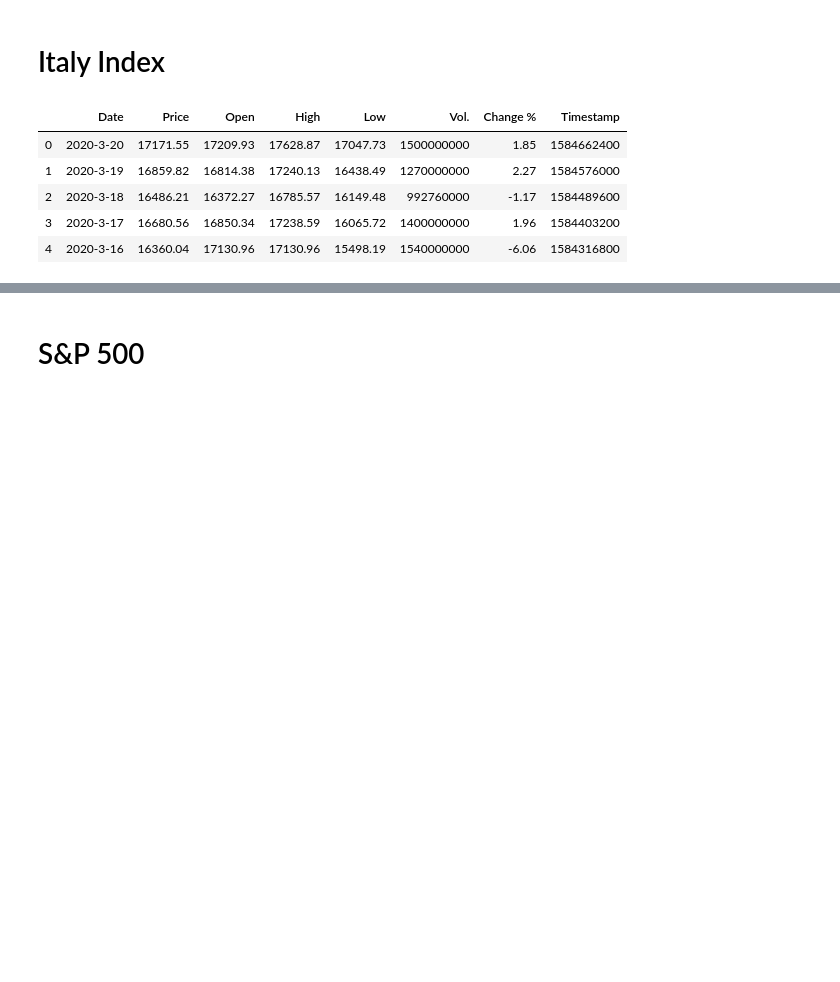
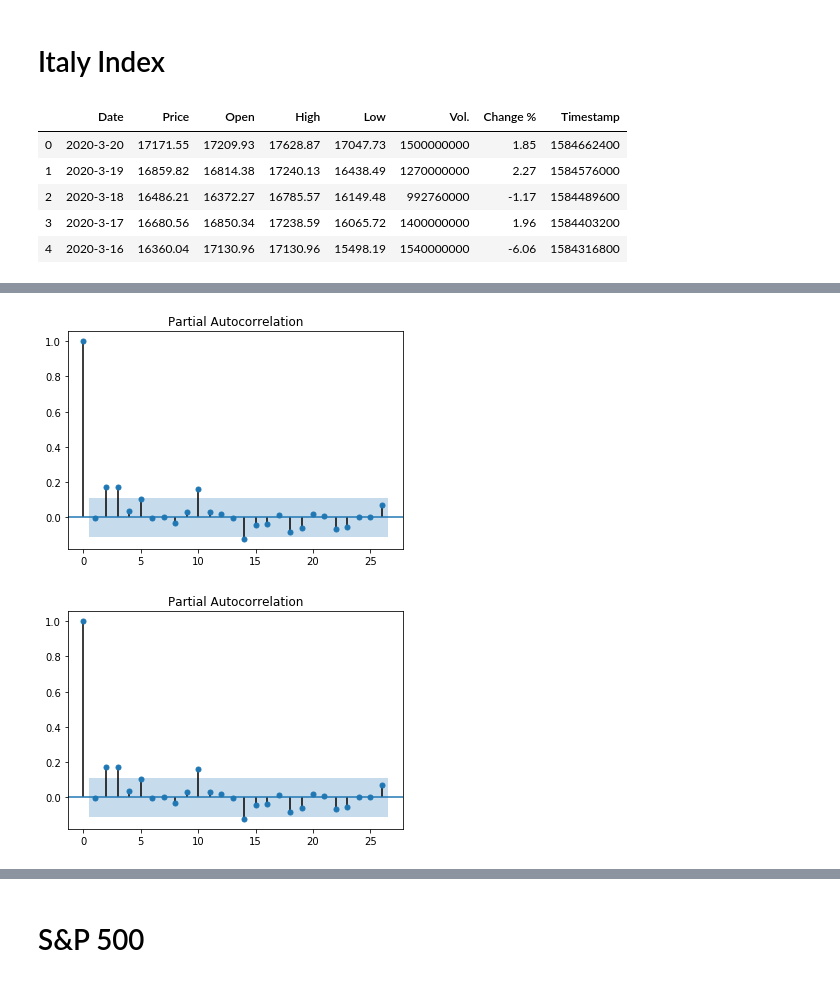
Before and after one commit to nberman12/COVID19-vs-Stocks, a Jupyter notebook: dev/nate/COVID19_Analytics.ipynb, the cells around one changed output, grey strips where cells are left out. Drawn from its saved outputs; the diff is of its cells as text; code cells hidden in the pictures; blank space fills up the shorter version.

```diff
--- a/dev/nate/COVID19_Analytics.ipynb
+++ b/dev/nate/COVID19_Analytics.ipynb
@@ -22,0 +51,5 @@ italy_df.head()
+# %%
+plot_pacf(timeseries.diff().dropna())
+# %% [output]
+[figure, added]
+[figure, added]
```
Also changed, not shown: parts of 14 cells of this notebook.
